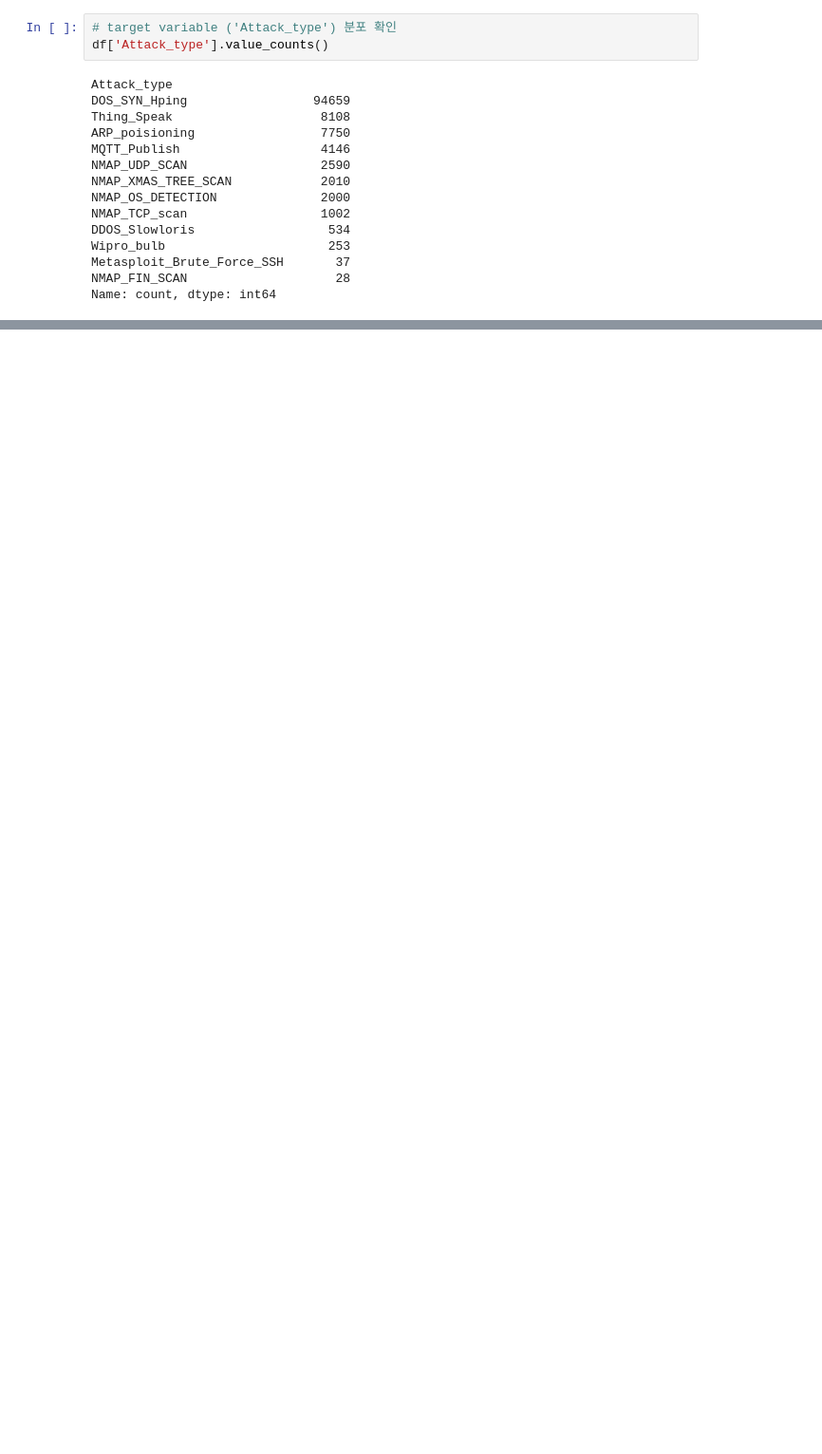
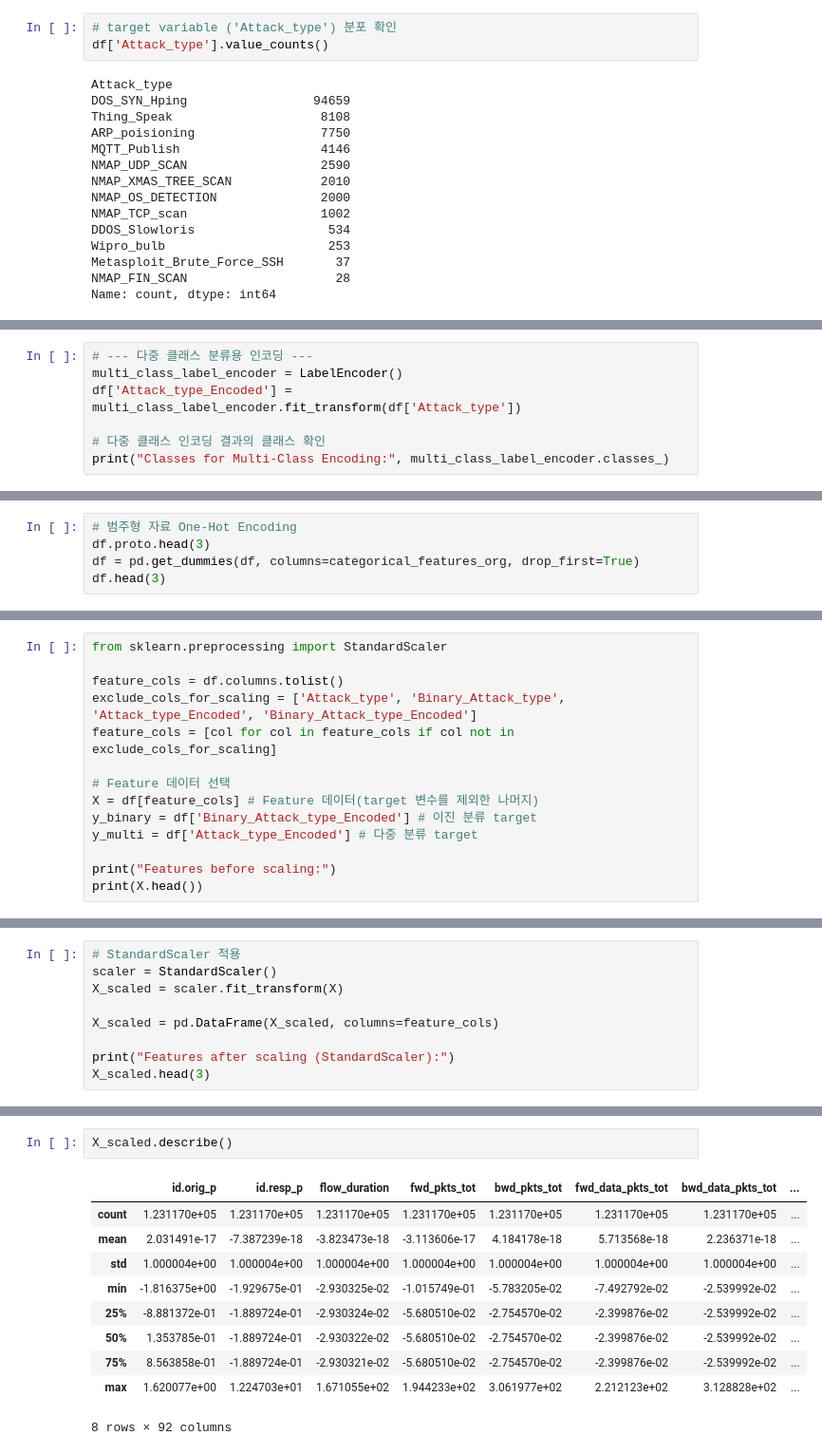
Before and after one commit to Basic-Track-Team5/term-project, a Jupyter notebook: main.ipynb, the cells around one changed output, grey strips where cells are left out. Shown at 95% size. Cells and saved outputs as stored; diff of their text form; blank space fills up the shorter version.

Commit message:
wip: preprocessing

```diff
--- a/main.ipynb
+++ b/main.ipynb
@@ -114,0 +222,7 @@ plt.show()
+# %%
+# --- 다중 클래스 분류용 인코딩 ---
+multi_class_label_encoder = LabelEncoder()
+df['Attack_type_Encoded'] = multi_class_label_encoder.fit_transform(df['Attack_type'])
+
+# 다중 클래스 인코딩 결과의 클래스 확인
+print("Classes for Multi-Class Encoding:", multi_class_label_encoder.classes_)
@@ -114,0 +235,5 @@ plt.show()
+# %%
+# 범주형 자료 One-Hot Encoding
+df.proto.head(3)
+df = pd.get_dummies(df, columns=categorical_features_org, drop_first=True)
+df.head(3)
@@ -114,0 +268,14 @@ plt.show()
+# %%
+from sklearn.preprocessing import StandardScaler
+
+feature_cols = df.columns.tolist()
+exclude_cols_for_scaling = ['Attack_type', 'Binary_Attack_type', 'Attack_type_Encoded', 'Binary_Attack_type_Encoded']
+feature_cols = [col for col in feature_cols if col not in exclude_cols_for_scaling]
+
+# Feature 데이터 선택
+X = df[feature_cols] # Feature 데이터(target 변수를 제외한 나머지)
+y_binary = df['Binary_Attack_type_Encoded'] # 이진 분류 target
+y_multi = df['Attack_type_Encoded'] # 다중 분류 target
+
+print("Features before scaling:")
+print(X.head())
@@ -114,0 +300,9 @@ plt.show()
+# %%
+# StandardScaler 적용
+scaler = StandardScaler()
+X_scaled = scaler.fit_transform(X)
+
+X_scaled = pd.DataFrame(X_scaled, columns=feature_cols)
+
+print("Features after scaling (StandardScaler):")
+X_scaled.head(3)
@@ -114,0 +316,13 @@ plt.show()
+# %%
+X_scaled.describe()
+# %% [output]
+|  | id.orig_p | id.resp_p | flow_duration | fwd_pkts_tot | bwd_pkts_tot | fwd_data_pkts_tot | bwd_data_pkts_tot | ... |
+| count | 1.231170e+05 | 1.231170e+05 | 1.231170e+05 | 1.231170e+05 | 1.231170e+05 | 1.231170e+05 | 1.231170e+05 | ... |
+| mean | 2.031491e-17 | -7.387239e-18 | -3.823473e-18 | -3.113606e-17 | 4.184178e-18 | 5.713568e-18 | 2.236371e-18 | ... |
+| std | 1.000004e+00 | 1.000004e+00 | 1.000004e+00 | 1.000004e+00 | 1.000004e+00 | 1.000004e+00 | 1.000004e+00 | ... |
+| min | -1.816375e+00 | -1.929675e-01 | -2.930325e-02 | -1.015749e-01 | -5.783205e-02 | -7.492792e-02 | -2.539992e-02 | ... |
+| 25% | -8.881372e-01 | -1.889724e-01 | -2.930324e-02 | -5.680510e-02 | -2.754570e-02 | -2.399876e-02 | -2.539992e-02 | ... |
+| 50% | 1.353785e-01 | -1.889724e-01 | -2.930322e-02 | -5.680510e-02 | -2.754570e-02 | -2.399876e-02 | -2.539992e-02 | ... |
+| 75% | 8.563858e-01 | -1.889724e-01 | -2.930321e-02 | -5.680510e-02 | -2.754570e-02 | -2.399876e-02 | -2.539992e-02 | ... |
+| max | 1.620077e+00 | 1.224703e+01 | 1.671055e+02 | 1.944233e+02 | 3.061977e+02 | 2.212123e+02 | 3.128828e+02 | ... |
+8 rows × 92 columns
```
Also changed, not shown: parts of 24 cells of this notebook.
